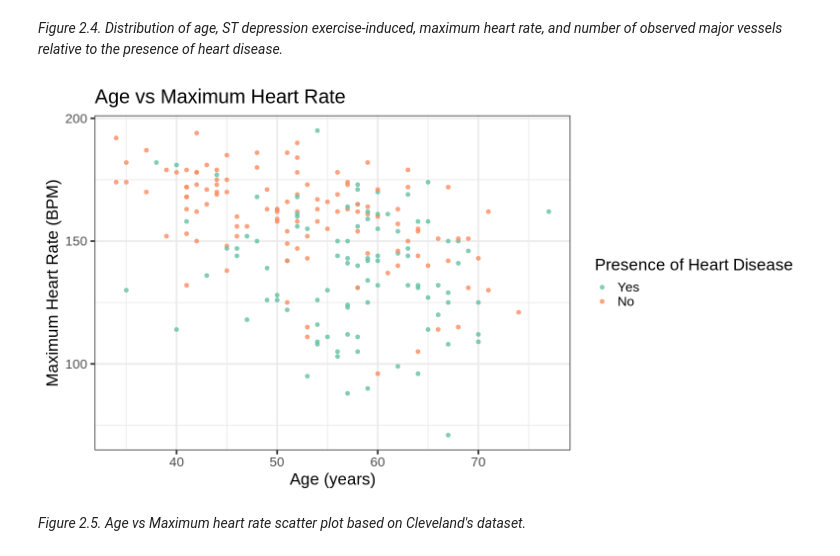
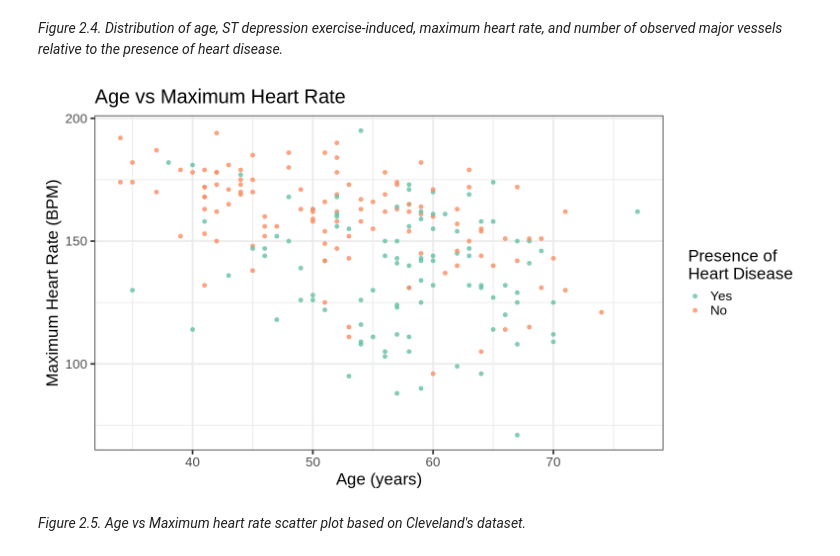
Before and after one commit to laurent-mt/dsci100project, a Jupyter notebook: actualproject.ipynb, the cells around one changed output. Saved outputs shown, nothing was run; the diff lists cells and outputs as text; code cells hidden in the pictures.

```diff
--- a/actualproject.ipynb
+++ b/actualproject.ipynb
@@ -323,19 +341,19 @@ plot_grid(age_plot, peak_plot, heartrate_plot, vessel_plot, ncol = 2)
 # %%
 options(repr.plot.width = 13, repr.plot.height = 7)
 
 #  Plotting a scatter plot with Age vs Maximum Heart Rate
 age_heart <- ggplot(heart_train, aes(x = age, y = maxheartrate,
                                      colour = diagnosis))                   +
               geom_point(alpha = 0.8, size = 2)                             +
               labs(x = "Age (years)", y = "Maximum Heart Rate (BPM)",
-                   colour = "Presence of Heart Disease")                    +
+                   colour = "Presence of \nHeart Disease")                    +
               ggtitle("Age vs Maximum Heart Rate")                          +
               scale_color_brewer(palette = "Set2")                          +
               theme_bw(base_size = 20, base_line_size  = 1)
 
 age_heart
 # %% [output]
-[figure, old version]
+[figure, new version]
 # %% [markdown]
 *Figure 2.5. Age vs Maximum heart rate scatter plot based on Cleveland's dataset.*
 # %% [markdown]
```
Also changed, not shown: parts of 4 cells of this notebook.
